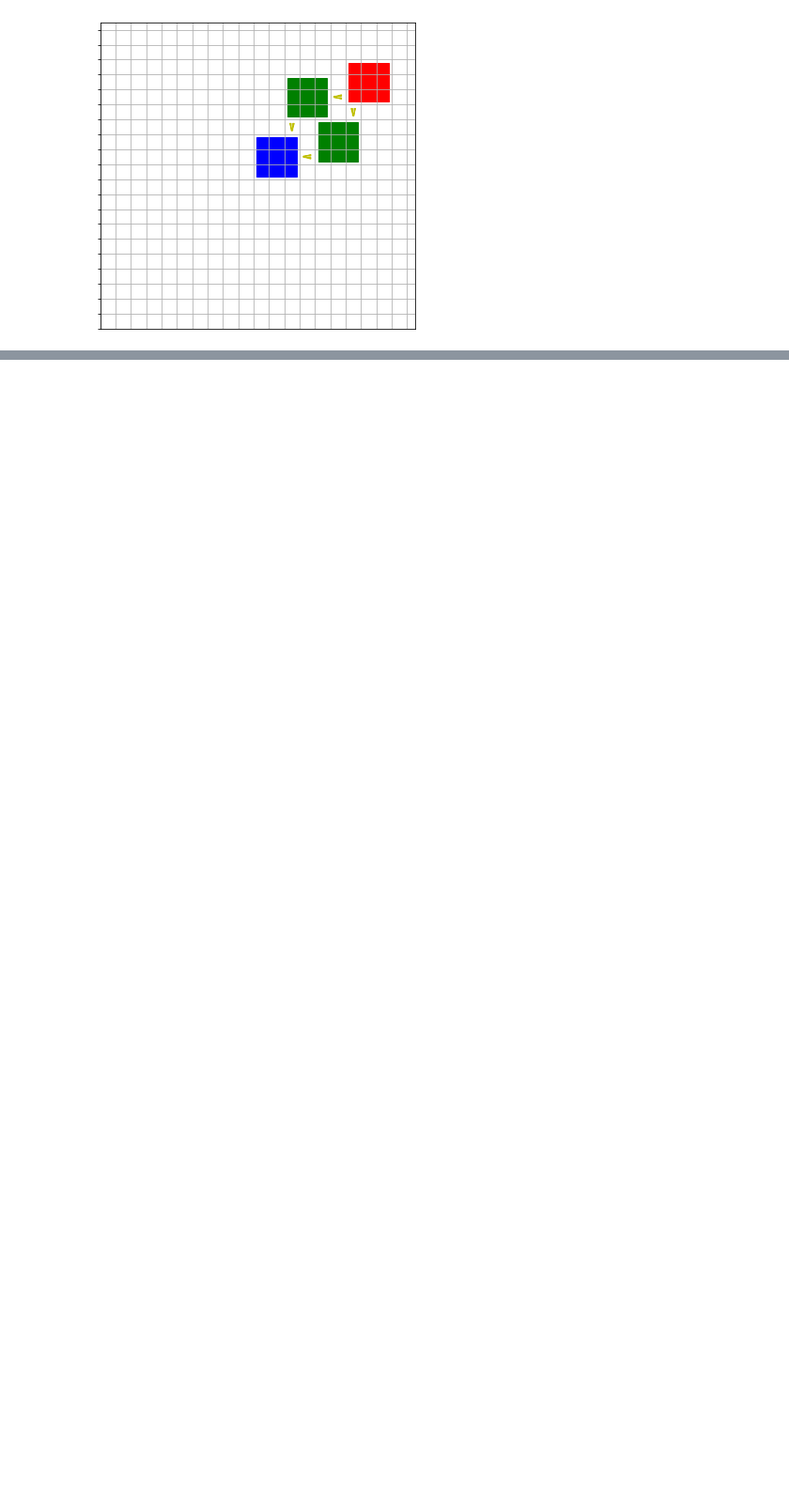
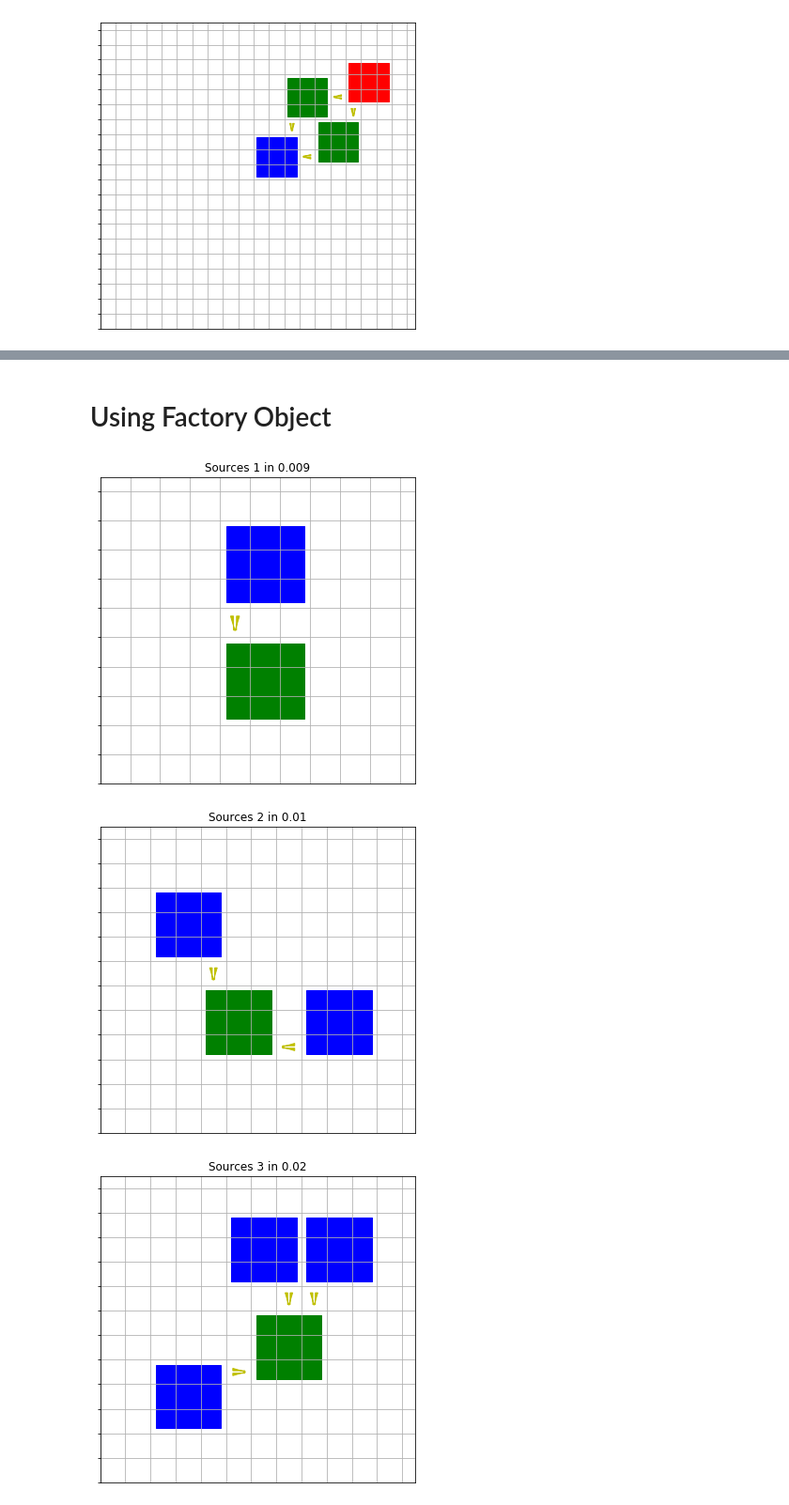
Before and after one commit to akamaus/factorio-ai, a Jupyter notebook: factories_demo.ipynb, the cells around one changed output, grey strips where cells are left out. Shown at 94% size. Cells and saved outputs as stored; diff of their text form; code cells hidden in the pictures; blank space fills up the shorter version.

Commit message:
[DEMO] using Factory and plotting utils for machine connecting

```diff
--- a/factories_demo.ipynb
+++ b/factories_demo.ipynb
@@ -145,0 +148,2 @@ plot_grid(10,10)
+# %% [markdown]
+# Using Factory Object
@@ -145,0 +154,18 @@ plot_grid(10,10)
+# %%
+for n in range(1,100):
+    f = Factory()
+    sources = [f.new_machine('b') for _ in range(n)]
+    sink = m1 = f.new_machine('g')
+    for s in sources:
+        f.connect_with_inserter(s, sink)
+
+    t0 = time()
+    if not f.finalize_and_model():
+        break
+    dt = time() - t0
+
+    plot_factory(f, title=f'Sources {n} in {dt:.1}', size=(6,6), show=True)
+# %% [output]
+[figure, added]
+[figure, added]
+[figure, added]
```
Also changed, not shown: parts of 11 cells of this notebook.
